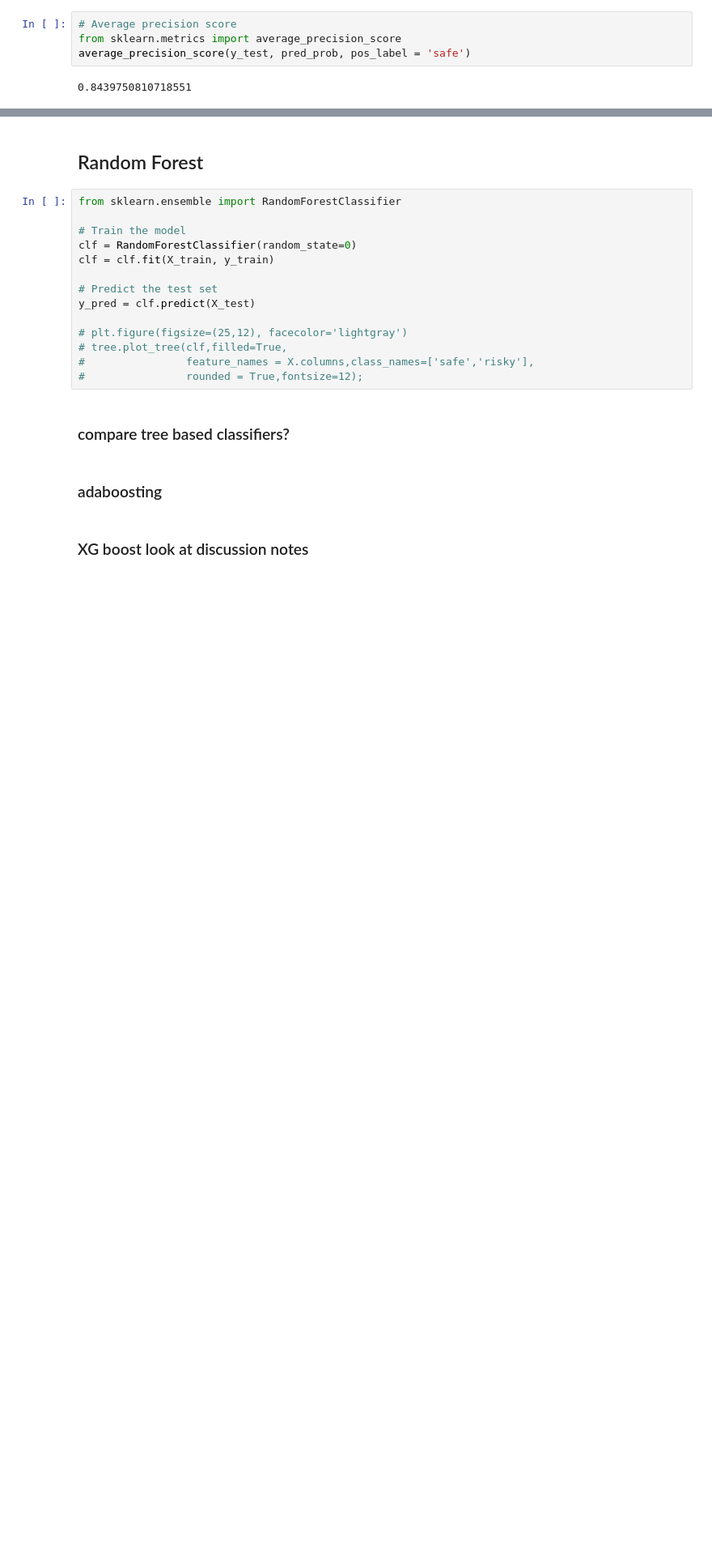
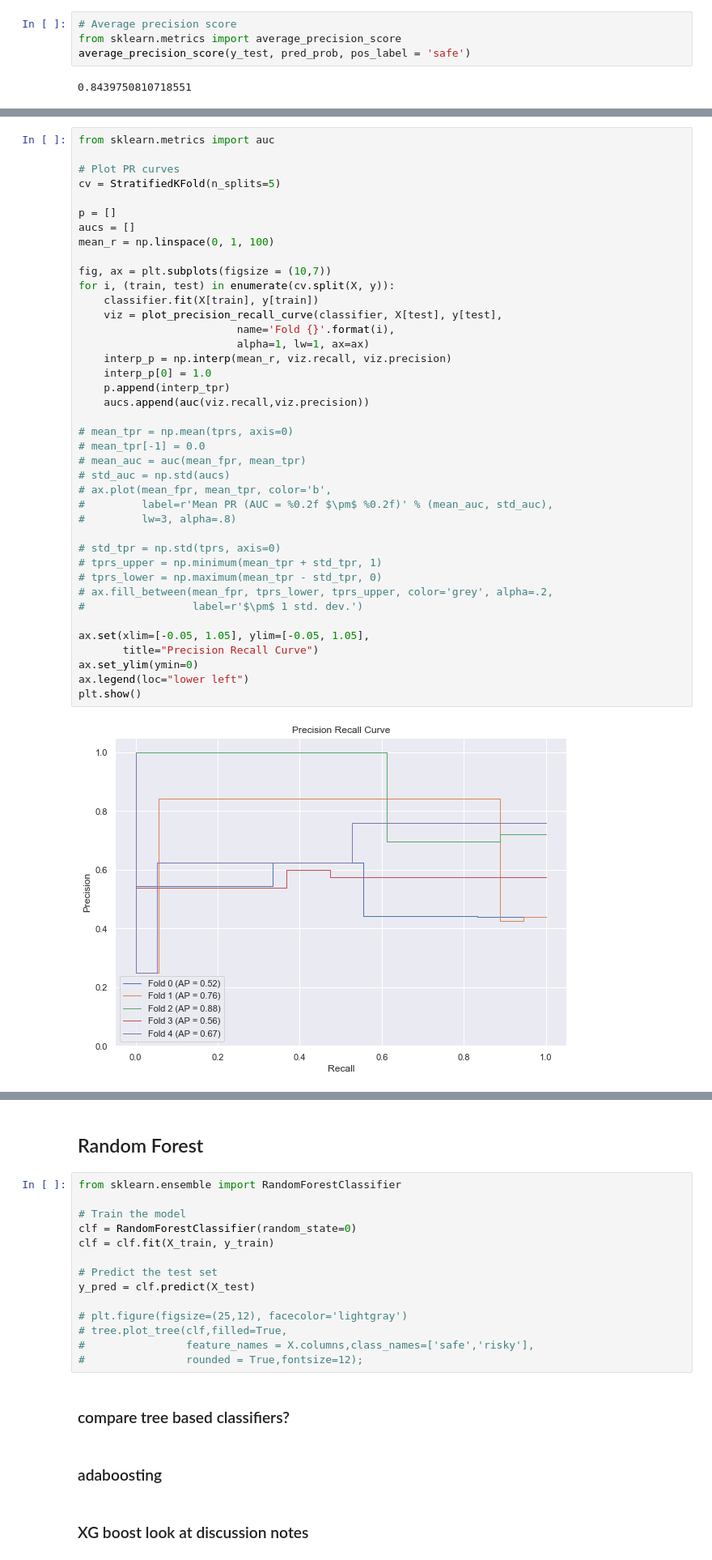
Before and after one commit to christinalchang/ucdavis-sta160, a Jupyter notebook: automobile.ipynb, the cells around one changed output, grey strips where cells are left out. Shown at 81% size. Drawn from its saved outputs; the diff is of its cells as text; blank space fills up the shorter version.

```diff
--- a/automobile.ipynb
+++ b/automobile.ipynb
@@ -659,0 +733,42 @@ average_precision_score(y_test, pred_prob, pos_label = 'safe')
+# %%
+from sklearn.metrics import auc
+
+# Plot PR curves
+cv = StratifiedKFold(n_splits=5)
+
+p = []
+aucs = []
+mean_r = np.linspace(0, 1, 100)
+
+fig, ax = plt.subplots(figsize = (10,7))
+for i, (train, test) in enumerate(cv.split(X, y)):
+    classifier.fit(X[train], y[train])
+    viz = plot_precision_recall_curve(classifier, X[test], y[test],
+                         name='Fold {}'.format(i),
+                         alpha=1, lw=1, ax=ax)
+    interp_p = np.interp(mean_r, viz.recall, viz.precision)
+    interp_p[0] = 1.0
+    p.append(interp_tpr)
+    aucs.append(auc(viz.recall,viz.precision))
+
+# mean_tpr = np.mean(tprs, axis=0)
+# mean_tpr[-1] = 0.0
+# mean_auc = auc(mean_fpr, mean_tpr)
+# std_auc = np.std(aucs)
+# ax.plot(mean_fpr, mean_tpr, color='b',
+#         label=r'Mean PR (AUC = %0.2f $\pm$ %0.2f)' % (mean_auc, std_auc),
+#         lw=3, alpha=.8)
+
+# std_tpr = np.std(tprs, axis=0)
+# tprs_upper = np.minimum(mean_tpr + std_tpr, 1)
+# tprs_lower = np.maximum(mean_tpr - std_tpr, 0)
+# ax.fill_between(mean_fpr, tprs_lower, tprs_upper, color='grey', alpha=.2,
+#                 label=r'$\pm$ 1 std. dev.')
+
+ax.set(xlim=[-0.05, 1.05], ylim=[-0.05, 1.05],
+       title="Precision Recall Curve")
+ax.set_ylim(ymin=0)
+ax.legend(loc="lower left")
+plt.show()
+# %% [output]
+[figure, added]
```
Also changed, not shown: parts of 10 cells of this notebook, 1 other file.
